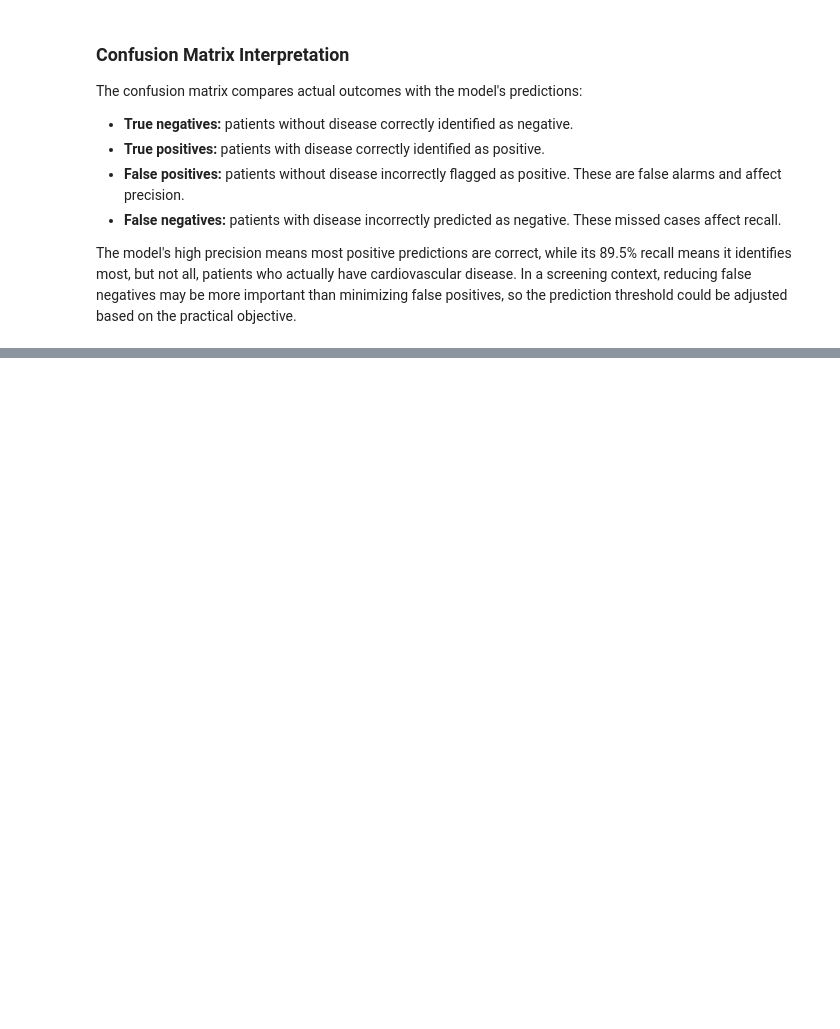
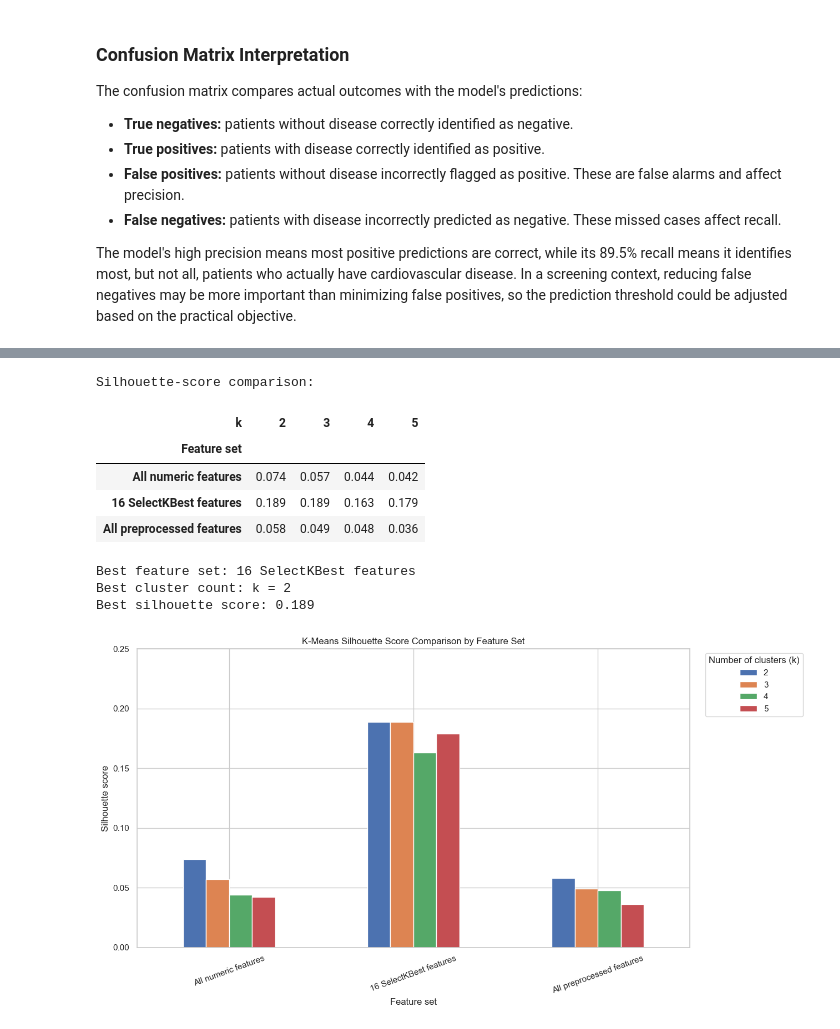
Before and after one commit to minat-hub/Data-Analytics-Project, a Jupyter notebook: data_analytics_project.ipynb, the cells around one changed output, grey strips where cells are left out. Drawn from its saved outputs; the diff is of its cells as text; code cells hidden in the pictures; blank space fills up the shorter version.

```diff
--- a/data_analytics_project.ipynb
+++ b/data_analytics_project.ipynb
@@ -494,0 +938,60 @@ In this dataset, the lower-risk cluster has lower average age, blood pressure, g
+# %%
+# Compare silhouette scores across feature sets and cluster counts
+comparison_candidate_k = range(2, 6)
+feature_set_results = {}
+
+for feature_set_name, matrix in feature_set_matrices.items():
+    feature_set_results[feature_set_name] = {}
+
+    for k in comparison_candidate_k:
+        kmeans_model = KMeans(n_clusters=k, random_state=RANDOM_STATE, n_init=10)
+        kmeans_labels = kmeans_model.fit_predict(matrix)
+
+        # A fixed sample makes computationally expensive silhouette comparisons comparable.
+        sample_size = min(5000, matrix.shape[0])
+        score = silhouette_score(
+            matrix,
+            kmeans_labels,
+            sample_size=sample_size,
+            random_state=RANDOM_STATE,
+        )
+        feature_set_results[feature_set_name][k] = round(score, 3)
+
+feature_set_comparison = pd.DataFrame(feature_set_results).T
+feature_set_comparison.index.name = "Feature set"
+feature_set_comparison.columns.name = "k"
+
+print("Silhouette-score comparison:")
+display(feature_set_comparison)
+
+best_feature_set = feature_set_comparison.max(axis=1).idxmax()
+best_k = int(feature_set_comparison.loc[best_feature_set].idxmax())
+best_silhouette = feature_set_comparison.loc[best_feature_set, best_k]
+
+print(f"Best feature set: {best_feature_set}")
+print(f"Best cluster count: k = {best_k}")
+print(f"Best silhouette score: {best_silhouette:.3f}")
+
+feature_set_comparison.plot(
+    kind="bar",
+    figsize=(13, 7),
+    rot=20,
+)
+plt.title("K-Means Silhouette Score Comparison by Feature Set")
+plt.xlabel("Feature set")
+plt.ylabel("Silhouette score")
+plt.ylim(0, max(feature_set_comparison.to_numpy().max() * 1.25, 0.25))
+plt.legend(title="Number of clusters (k)", bbox_to_anchor=(1.02, 1), loc="upper left")
+plt.tight_layout()
+plt.show()
+# %% [output]
+Silhouette-score comparison:
+| k | 2 | 3 | 4 | 5 |
+| Feature set |  |  |  |  |
+| All numeric features | 0.074 | 0.057 | 0.044 | 0.042 |
+| 16 SelectKBest features | 0.189 | 0.189 | 0.163 | 0.179 |
+| All preprocessed features | 0.058 | 0.049 | 0.048 | 0.036 |
+Best feature set: 16 SelectKBest features
+Best cluster count: k = 2
+Best silhouette score: 0.189
+[figure, added]
```
Also changed, not shown: parts of 22 cells of this notebook, 1 other file.
